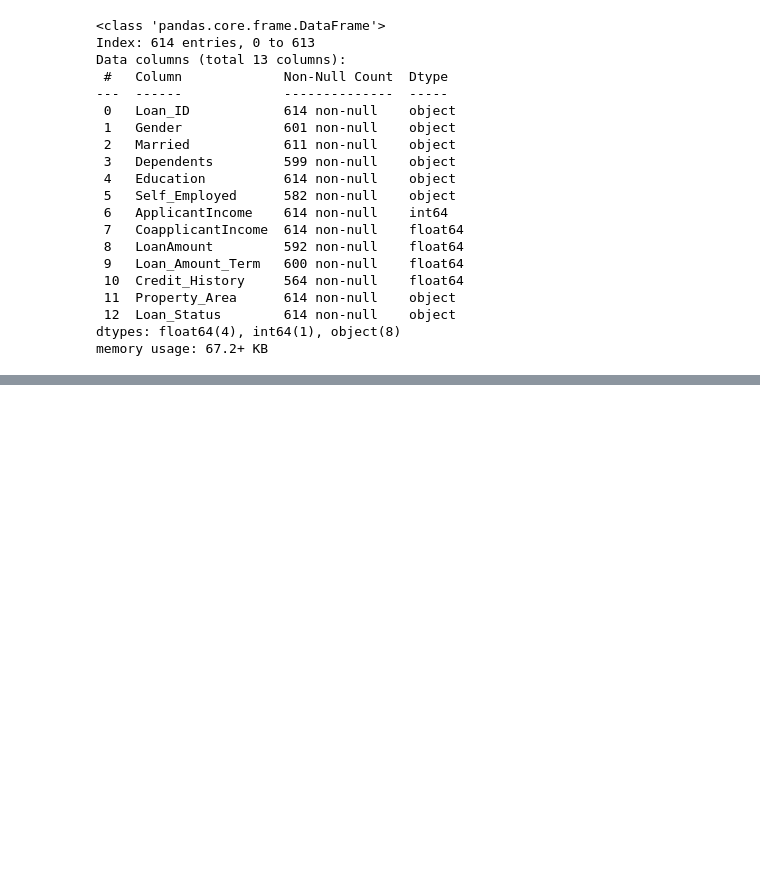
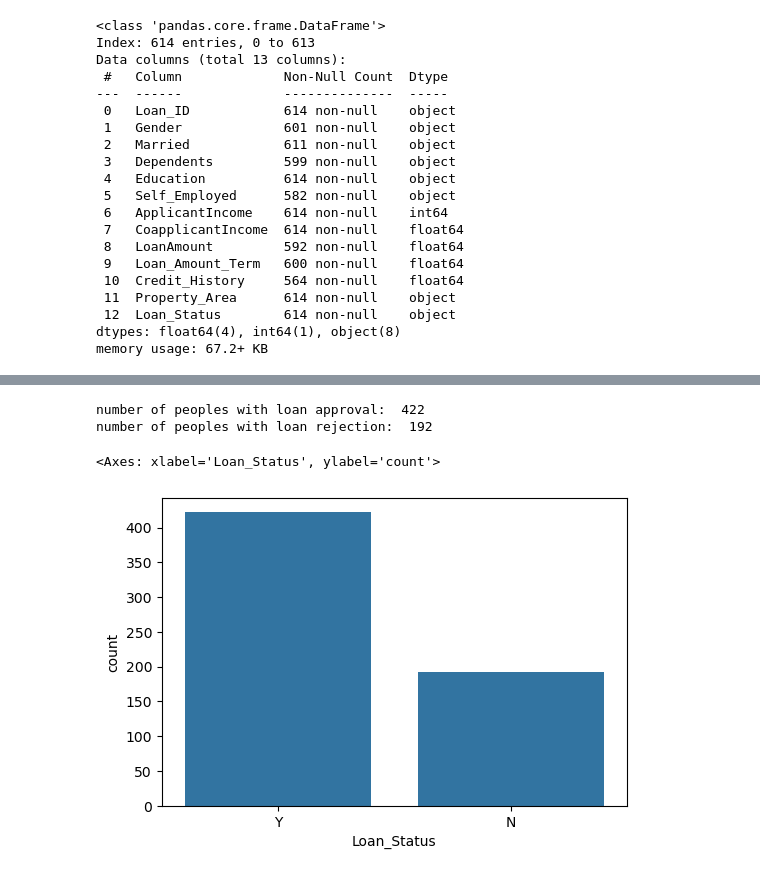
Before and after one commit to adithyan-sys/Loan-approval-prediction-analysis, a Jupyter notebook: notebook/models.ipynb, the cells around one changed output, grey strips where cells are left out. Cells and saved outputs as stored; diff of their text form; code cells hidden in the pictures; blank space fills up the shorter version.

```diff
--- a/notebook/models.ipynb
+++ b/notebook/models.ipynb
@@ -66,0 +107,4 @@ memory usage: 67.2+ KB
+# %%
+main_df['LoanAmount'] = main_df['LoanAmount'].fillna(main_df['LoanAmount'].median())
+main_df[ 'Loan_Amount_Term'] = main_df['Loan_Amount_Term'].fillna(main_df['Loan_Amount_Term'].mean())
+main_df['Credit_History'] = main_df['Credit_History'].fillna(main_df['Credit_History'].mean())
@@ -66,0 +119,8 @@ memory usage: 67.2+ KB
+# %%
+# Martial status
+main_df['Gender'] = main_df['Gender'].fillna(main_df['Gender'].mode()[0])
+main_df['Married'] = main_df['Married'].fillna(main_df['Married'].mode()[0])
+main_df['Dependents'] = main_df['Dependents'].fillna(main_df['Dependents'].mode()[0])
+
+# self-employ jobs
+main_df['Self_Employed'] = main_df['Self_Employed'].fillna(main_df['Self_Employed'].mode()[0])
@@ -66,0 +144,10 @@ memory usage: 67.2+ KB
+# %%
+print("number of peoples with loan approval: ", main_df['Loan_Status'].value_counts()[0])
+print("number of peoples with loan rejection: ", main_df['Loan_Status'].value_counts()[1])
+plt.figure(figsize=(6, 4))
+sns.countplot(x='Loan_Status', data=main_df)
+# %% [output]
+number of peoples with loan approval:  422
+number of peoples with loan rejection:  192
+<Axes: xlabel='Loan_Status', ylabel='count'>
+[figure, added]
```
Also changed, not shown: parts of 10 cells of this notebook.
